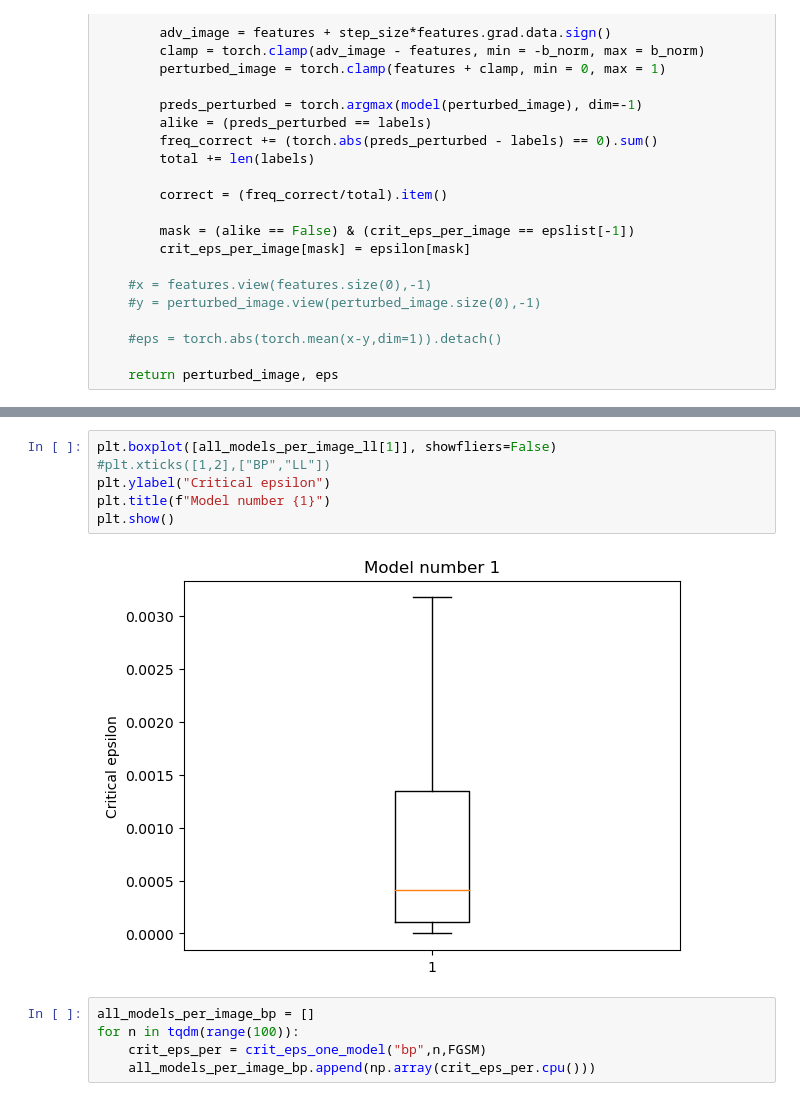
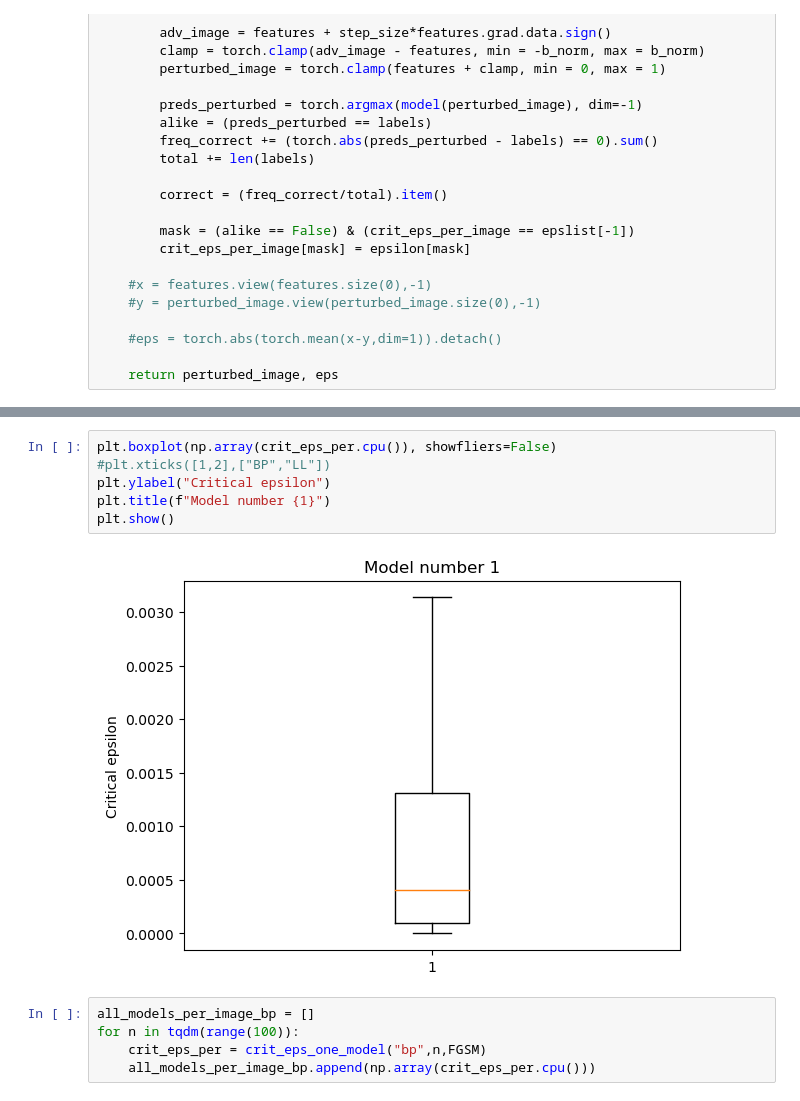
Before and after one commit to holzhauk/LocalLearning, a Jupyter notebook: notebooks/Mia .ipynb, the cells around one changed output, grey strips where cells are left out. Cells and saved outputs as stored; diff of their text form.

```diff
--- a/notebooks/Mia .ipynb
+++ b/notebooks/Mia .ipynb
@@ -671,11 +658,11 @@ for n in tqdm(range(100)):
-# %%
-plt.boxplot([all_models_per_image_ll[1]], showfliers=False)
-#plt.xticks([1,2],["BP","LL"])
-plt.ylabel("Critical epsilon")
-plt.title(f"Model number {1}")
-plt.show()
-# %% [output]
-[figure, removed]
+# %%
+plt.boxplot(np.array(crit_eps_per.cpu()), showfliers=False)
+#plt.xticks([1,2],["BP","LL"])
+plt.ylabel("Critical epsilon")
+plt.title(f"Model number {1}")
+plt.show()
+# %% [output]
+[figure, added]
 # %%
 all_models_per_image_bp = []
 for n in tqdm(range(100)):
```
Also changed, not shown: parts of 24 cells of this notebook.
